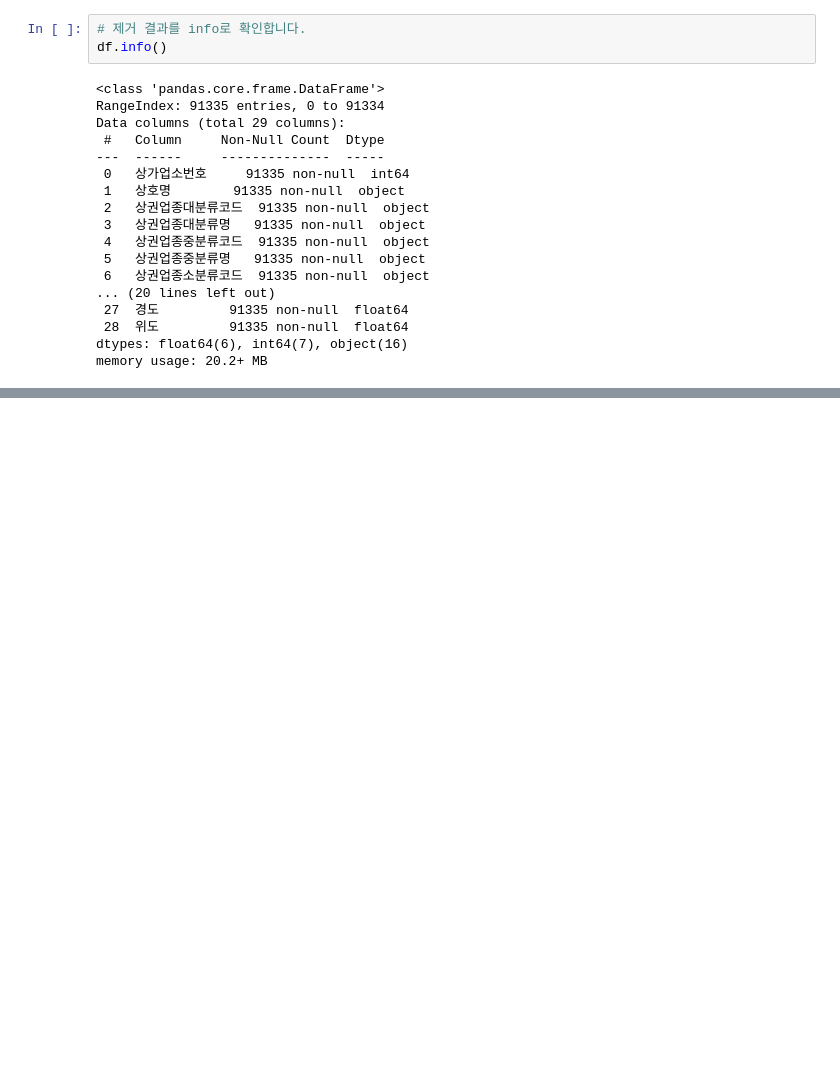
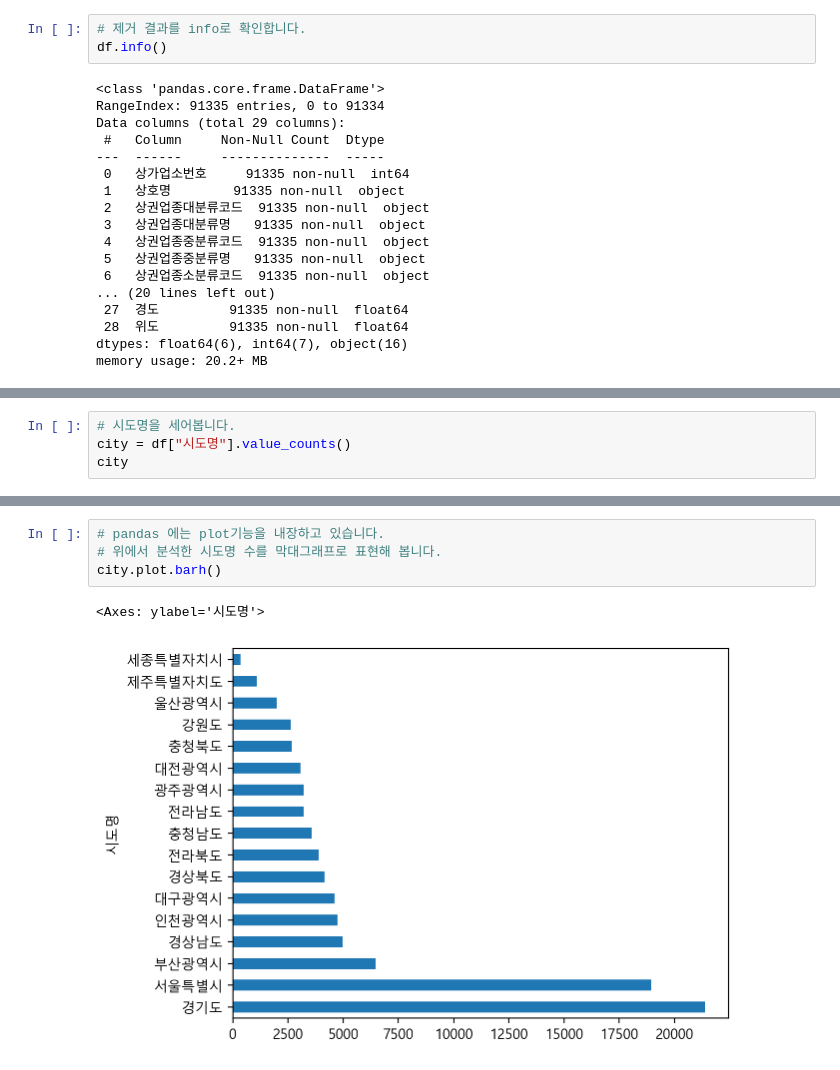
Before and after one commit to jonge5/study-data-analysis, a Jupyter notebook: open-data-analysis.ipynb, the cells around one changed output, grey strips where cells are left out. Drawn from its saved outputs; the diff is of its cells as text; blank space fills up the shorter version.

```diff
--- a/open-data-analysis.ipynb
+++ b/open-data-analysis.ipynb
@@ -272,0 +402,4 @@ memory usage: 20.2+ MB
+# %%
+# 시도명을 세어봅니다.
+city = df["시도명"].value_counts()
+city
@@ -272,0 +451,7 @@ memory usage: 20.2+ MB
+# %%
+# pandas 에는 plot기능을 내장하고 있습니다.
+# 위에서 분석한 시도명 수를 막대그래프로 표현해 봅니다.
+city.plot.barh()
+# %% [output]
+<Axes: ylabel='시도명'>
+[figure, added]
```
Also changed, not shown: parts of 33 cells of this notebook.
